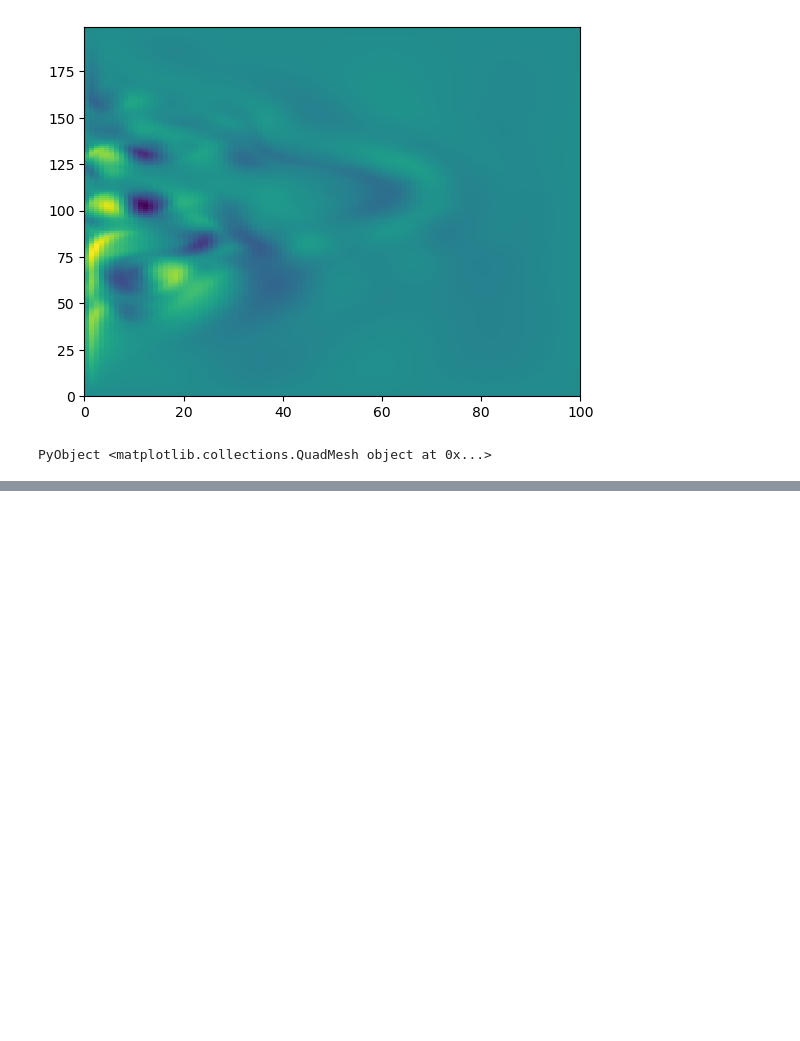
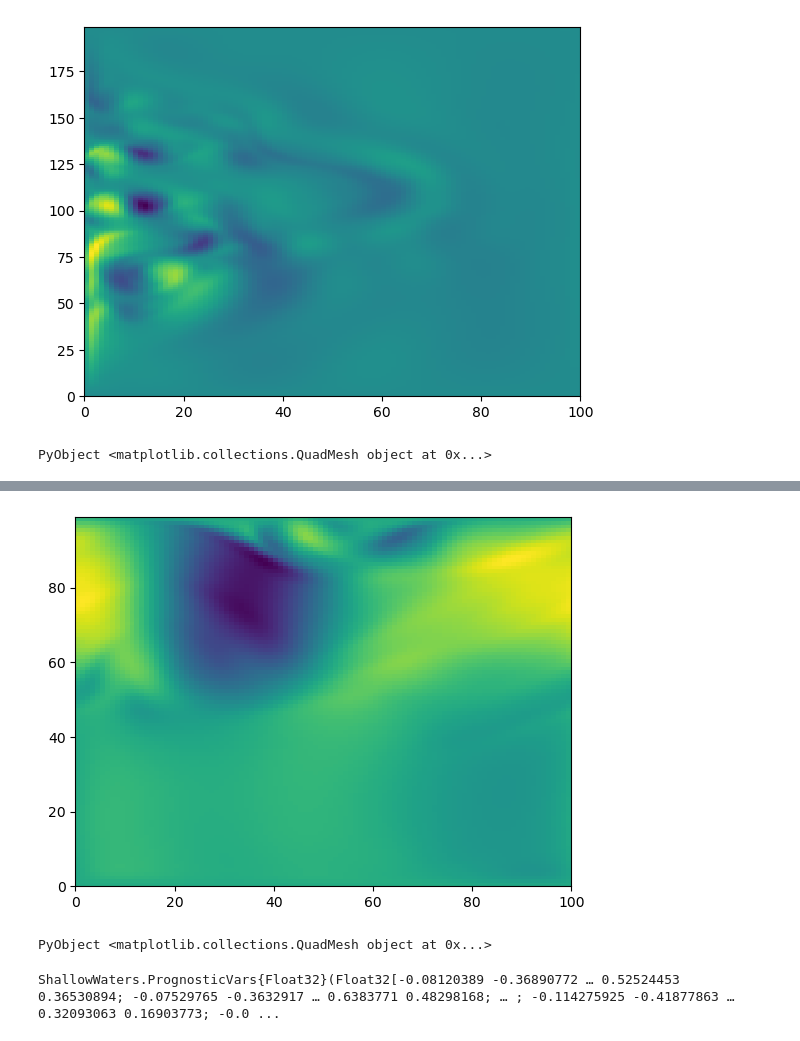
Before and after one commit to sdat2/ShallowWaters.jl, a Jupyter notebook: notebooks/ShallowWaters_DoubleGyre.ipynb, the cells around one changed output, grey strips where cells are left out. Drawn from its saved outputs; the diff is of its cells as text; code cells hidden in the pictures; blank space fills up the shorter version.

```diff
--- a/notebooks/ShallowWaters_DoubleGyre.ipynb
+++ b/notebooks/ShallowWaters_DoubleGyre.ipynb
@@ -62,0 +149,3 @@ PyObject <matplotlib.collections.QuadMesh object at 0x...>
+# %%
+P3 = RunModel(Ndays=200, nx=100, L_ratio=1, bc="periodic",
+              wind_forcing_x="shear", topography="ridges", output=true)
@@ -62,0 +159,9 @@ PyObject <matplotlib.collections.QuadMesh object at 0x...>
+# %%
+pcolormesh(P3.v')
+# %% [output]
+[figure, added]
+PyObject <matplotlib.collections.QuadMesh object at 0x...>
+# %%
+P3.η'
+# %% [output]
+ShallowWaters.PrognosticVars{Float32}(Float32[-0.08120389 -0.36890772 … 0.52524453 0.36530894; -0.07529765 -0.3632917 … 0.6383771 0.48298168; … ; -0.114275925 -0.41877863 … 0.32093063 0.16903773; -0.0 ...
```
Also changed, not shown: parts of 7 cells of this notebook, 3 other files.
